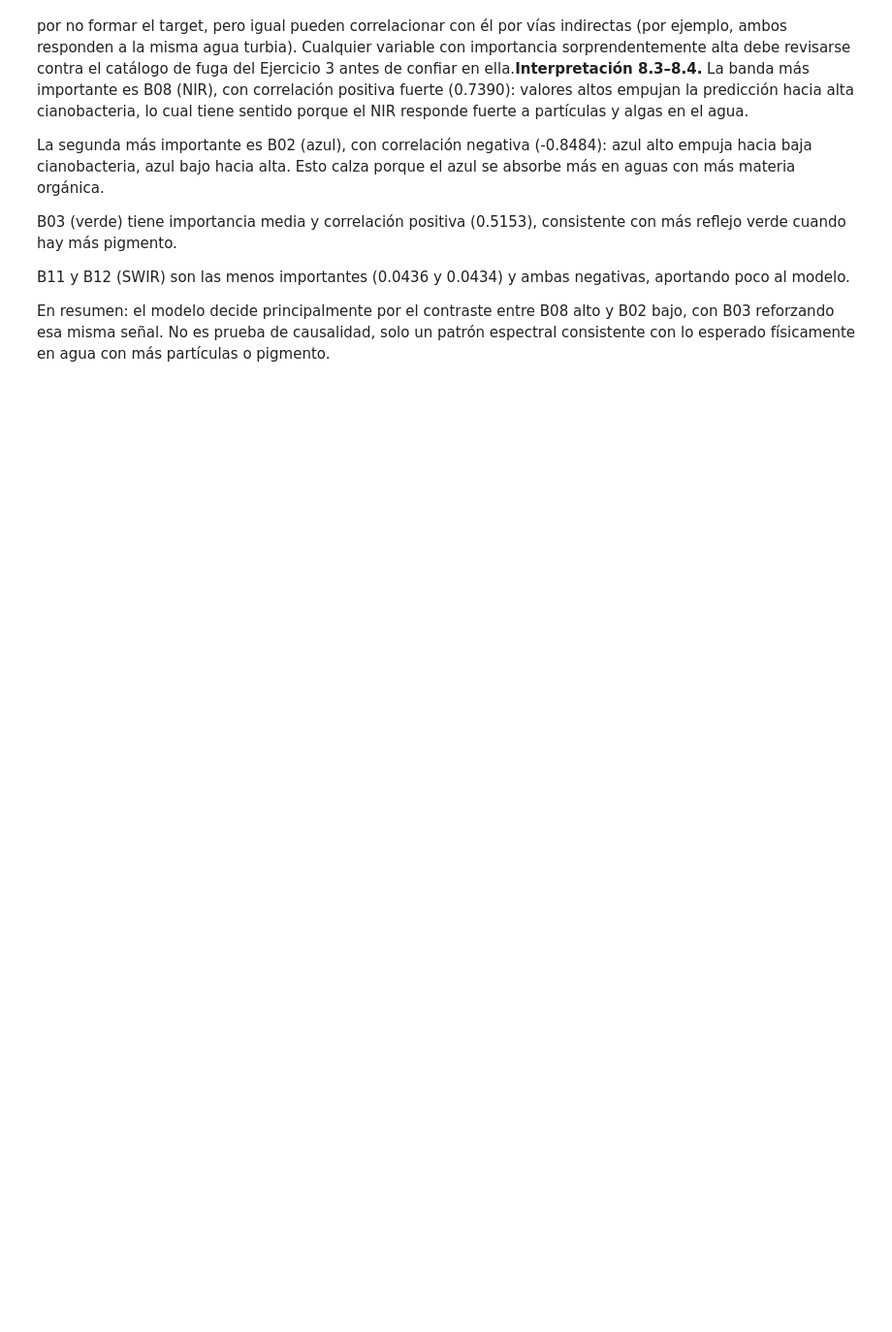
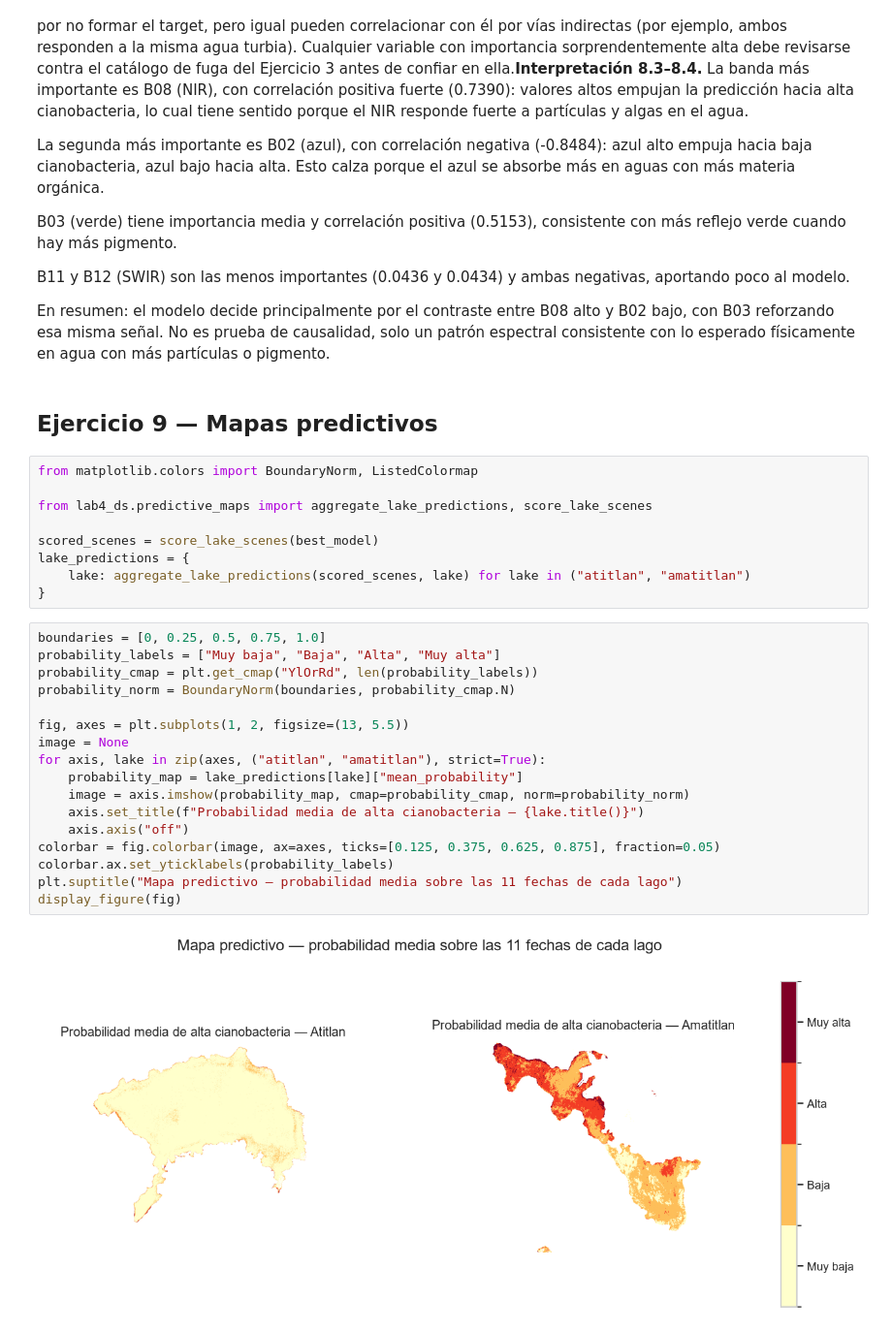
Before and after one commit to AleWWH1104/Lab4-ds, a Jupyter notebook: Lab4.ipynb, the cells around one changed output. Shown at 97% size. Saved outputs shown, nothing was run; the diff lists cells and outputs as text; blank space fills up the shorter version.

Commit message:
Ejercicio 9 - Mapas predictivos

```diff
--- a/Lab4.ipynb
+++ b/Lab4.ipynb
@@ -722,3 +722,33 @@ B03 (verde) tiene importancia media y correlación positiva (0.5153), consistent
 B11 y B12 (SWIR) son las menos importantes (0.0436 y 0.0434) y ambas negativas, aportando poco al modelo.
 
 En resumen: el modelo decide principalmente por el contraste entre B08 alto y B02 bajo, con B03 reforzando esa misma señal. No es prueba de causalidad, solo un patrón espectral consistente con lo esperado físicamente en agua con más partículas o pigmento.
+# %% [markdown]
+## Ejercicio 9 — Mapas predictivos
+# %%
+from matplotlib.colors import BoundaryNorm, ListedColormap
+
+from lab4_ds.predictive_maps import aggregate_lake_predictions, score_lake_scenes
+
+scored_scenes = score_lake_scenes(best_model)
+lake_predictions = {
+    lake: aggregate_lake_predictions(scored_scenes, lake) for lake in ("atitlan", "amatitlan")
+}
+# %%
+boundaries = [0, 0.25, 0.5, 0.75, 1.0]
+probability_labels = ["Muy baja", "Baja", "Alta", "Muy alta"]
+probability_cmap = plt.get_cmap("YlOrRd", len(probability_labels))
+probability_norm = BoundaryNorm(boundaries, probability_cmap.N)
+
+fig, axes = plt.subplots(1, 2, figsize=(13, 5.5))
+image = None
+for axis, lake in zip(axes, ("atitlan", "amatitlan"), strict=True):
+    probability_map = lake_predictions[lake]["mean_probability"]
+    image = axis.imshow(probability_map, cmap=probability_cmap, norm=probability_norm)
+    axis.set_title(f"Probabilidad media de alta cianobacteria — {lake.title()}")
+    axis.axis("off")
+colorbar = fig.colorbar(image, ax=axes, ticks=[0.125, 0.375, 0.625, 0.875], fraction=0.05)
+colorbar.ax.set_yticklabels(probability_labels)
+plt.suptitle("Mapa predictivo — probabilidad media sobre las 11 fechas de cada lago")
+display_figure(fig)
+# %% [output]
+[figure, added]
```
Also changed, not shown: parts of 3 cells of this notebook, 1 other file.
